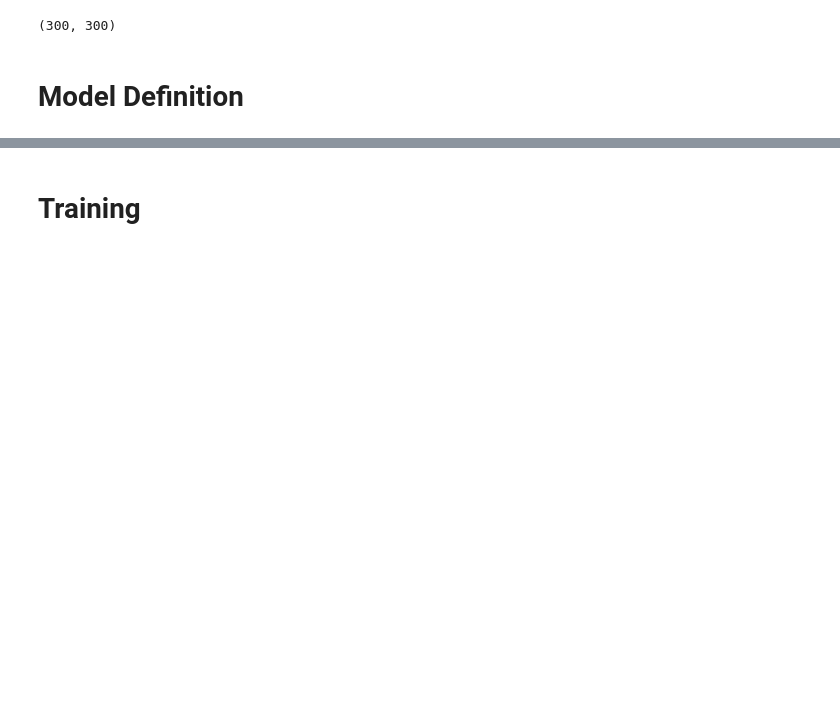
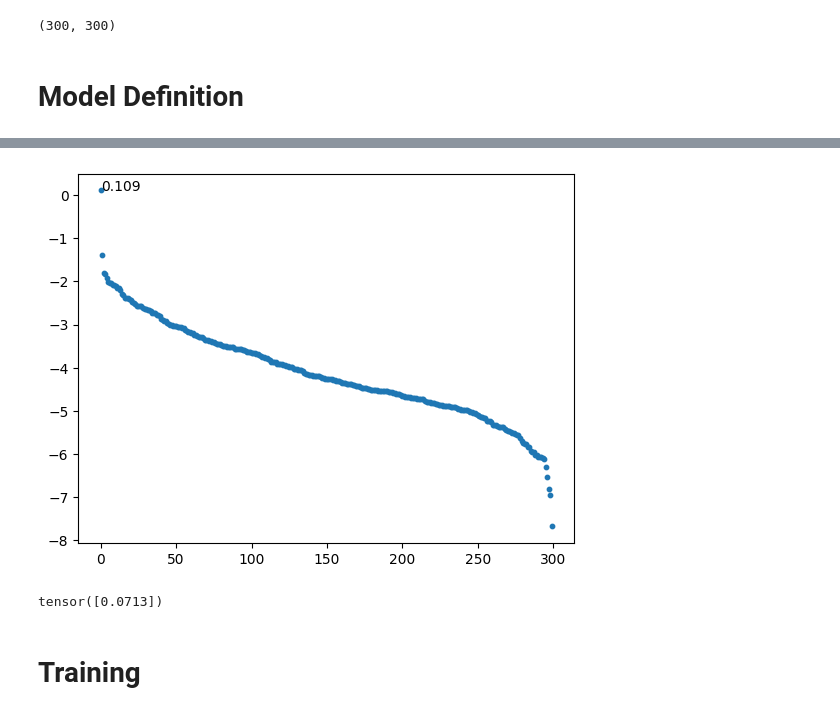
Before and after one commit to andrzeng/MAT6215finalproject, a Jupyter notebook: LyapunovDuringTraining.ipynb, the cells around one changed output, grey strips where cells are left out. Cells and saved outputs as stored; diff of their text form; code cells hidden in the pictures; blank space fills up the shorter version.

```diff
--- a/LyapunovDuringTraining.ipynb
+++ b/LyapunovDuringTraining.ipynb
@@ -168,0 +201,12 @@ class CTRNN(nn.Module):
+# %%
+rnn_model = CTRNN(g=g,
+                  tauRNN=tauRNN,
+                  dtRNN=dtRNN,
+                  input_units=number_units,
+                  output_units=number_units,
+                  interregion_sparsity=1,
+                  intraregion_sparsity=1
+                  )
+
+rnn_model.load_state_dict(torch.load("interregion_sparse.pt"))
+intra_LEs = calculate_lyapunov_exponents(rnn_model, iterations=1000)
@@ -176,0 +239,7 @@ rnn_model = CTRNN(g=g,
+# %%
+plt.scatter(np.arange(300), torch.sort(intra_LEs, dim=0, descending=True).values.detach().numpy(), label=f'Epoch {i*30}', s=10)
+plt.annotate(str(float(intra_LEs[0].detach().numpy()))[:5], (0,intra_LEs[0]))
+
+plt.savefig("plots/final_inter_LEs.png", transparent=True, dpi=1000)
+# %% [output]
+[figure, added]
@@ -177,3 +248,7 @@ rnn_model = CTRNN(g=g,
+# %%
+max(LEs)
+# %% [output]
+tensor([0.0713])
 # %% [markdown]
 # Training
 # %%
```
Also changed, not shown: parts of 16 cells of this notebook.
